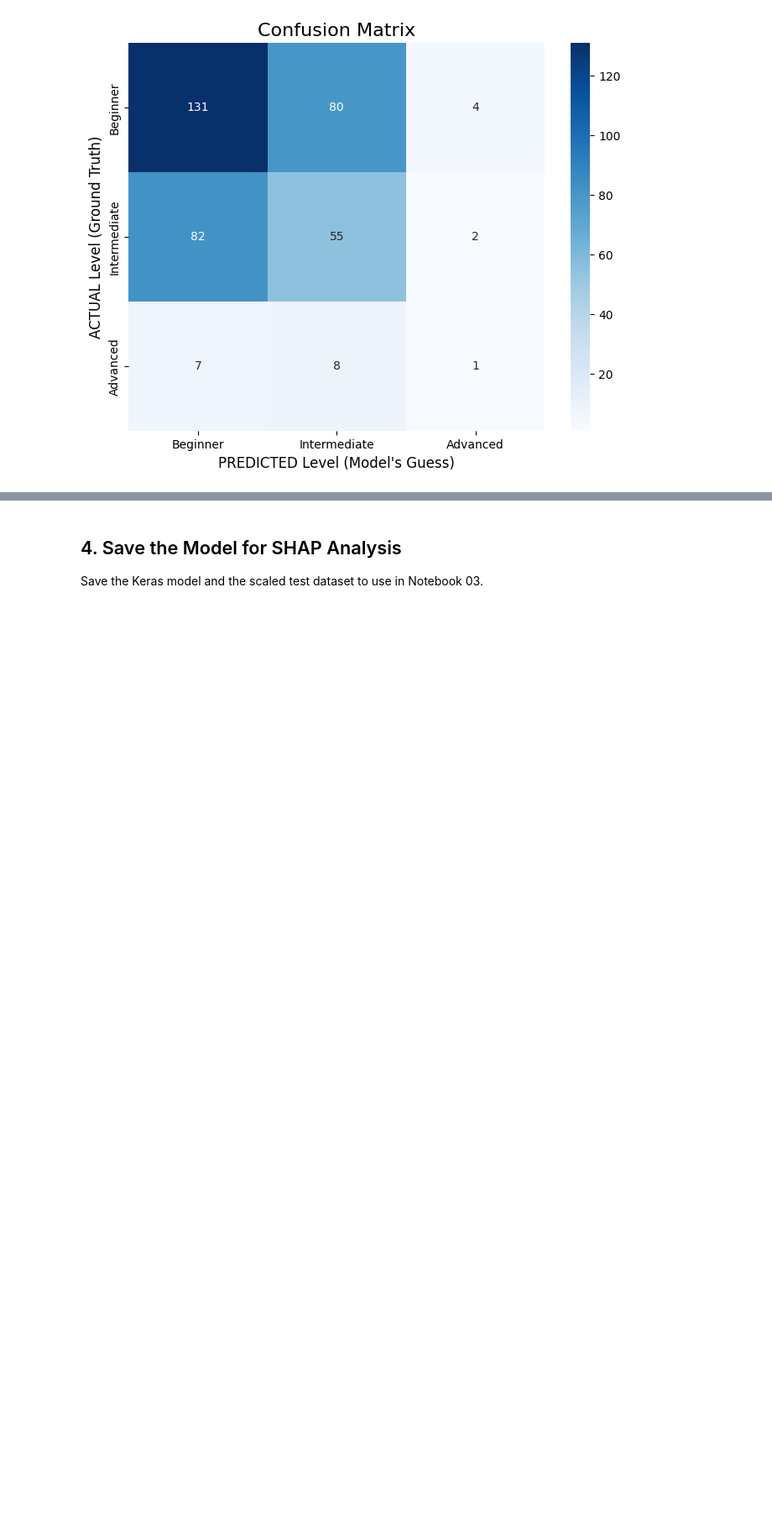
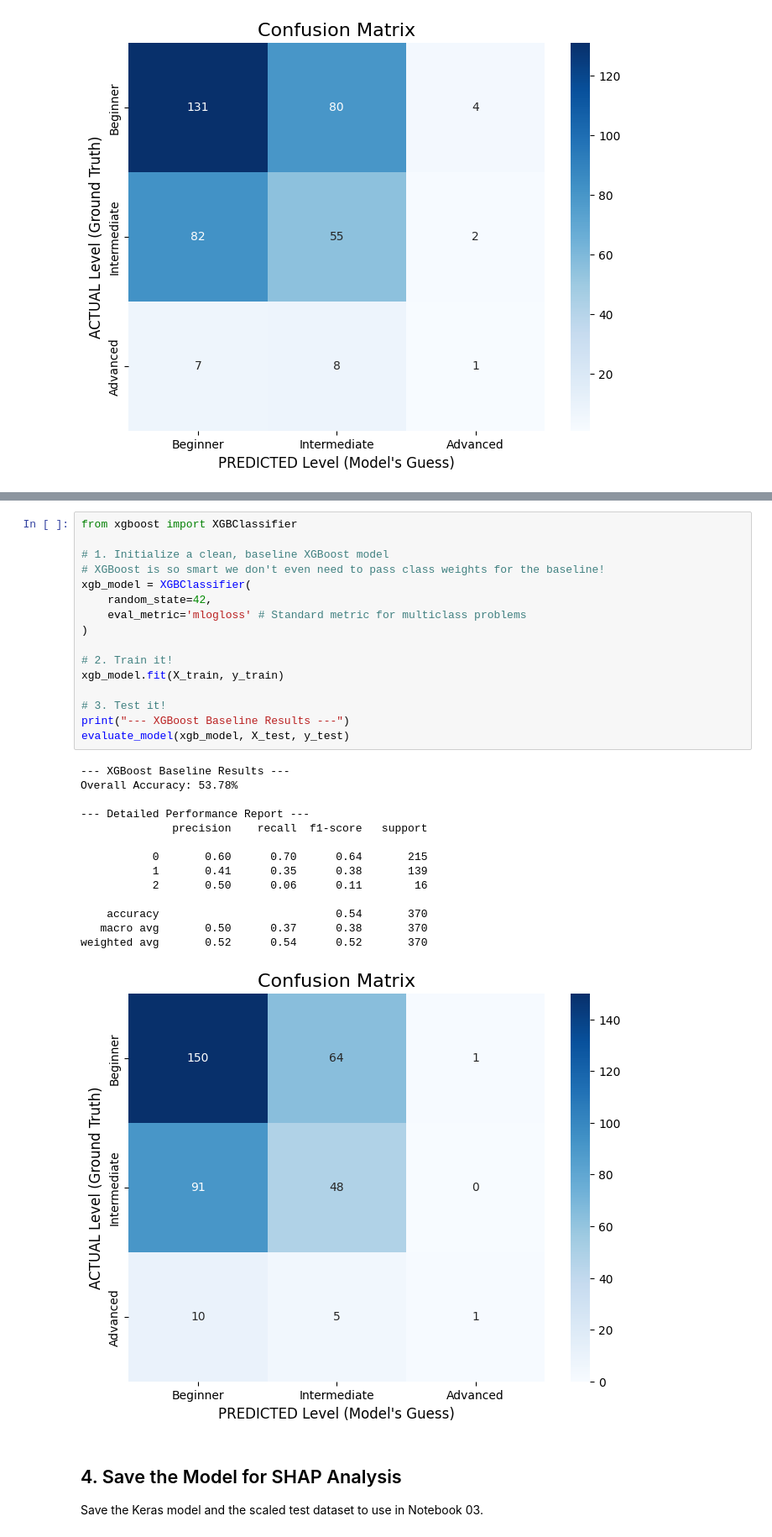
Before and after one commit to sgraziabile/proyecto-mineria, a Jupyter notebook: notebooks/02_model_architecture_and_training.ipynb, the cells around one changed output, grey strips where cells are left out. Shown at 84% size. Drawn from its saved outputs; the diff is of its cells as text; blank space fills up the shorter version.

```diff
--- a/notebooks/02_model_architecture_and_training.ipynb
+++ b/notebooks/02_model_architecture_and_training.ipynb
@@ -278,3 +402,34 @@ rf_model = train_random_forest(
+# %%
+from xgboost import XGBClassifier
+
+# 1. Initialize a clean, baseline XGBoost model
+# XGBoost is so smart we don't even need to pass class weights for the baseline!
+xgb_model = XGBClassifier(
+    random_state=42,
+    eval_metric='mlogloss' # Standard metric for multiclass problems
+)
+
+# 2. Train it!
+xgb_model.fit(X_train, y_train)
+
+# 3. Test it!
+print("--- XGBoost Baseline Results ---")
+evaluate_model(xgb_model, X_test, y_test)
+# %% [output]
+--- XGBoost Baseline Results ---
+Overall Accuracy: 53.78%
+
+--- Detailed Performance Report ---
+              precision    recall  f1-score   support
+
+           0       0.60      0.70      0.64       215
+           1       0.41      0.35      0.38       139
+           2       0.50      0.06      0.11        16
+
+    accuracy                           0.54       370
+   macro avg       0.50      0.37      0.38       370
+weighted avg       0.52      0.54      0.52       370
+[figure, added]
 # %% [markdown]
 ## 4. Save the Model for SHAP Analysis
 Save the Keras model and the scaled test dataset to use in Notebook 03.
```
Also changed, not shown: parts of 9 cells of this notebook.
